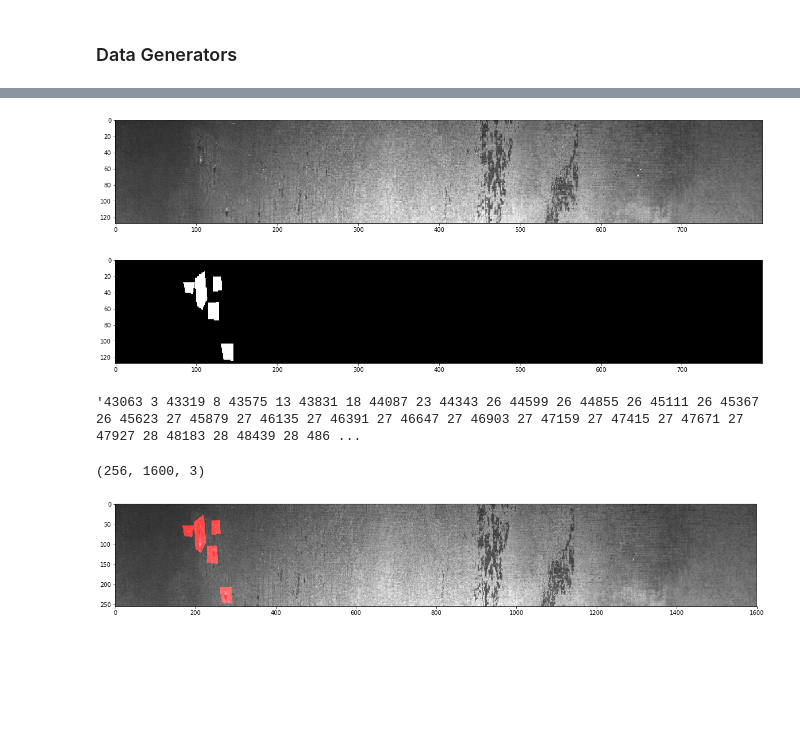
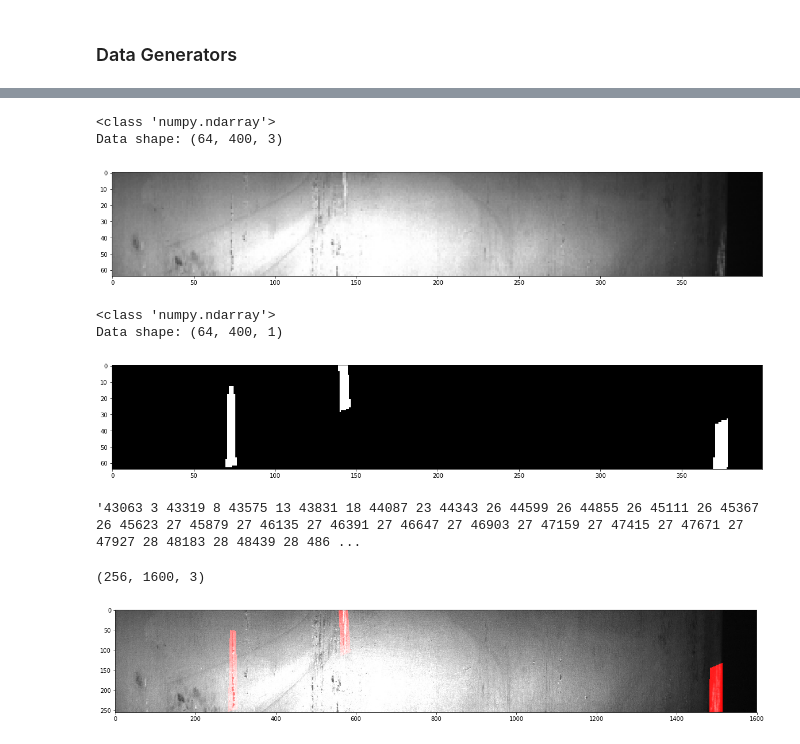
Before and after one commit to johngreibelarsen/severstal-steel-defect-detection, a Jupyter notebook: DataGenerators.ipynb, the cells around one changed output, grey strips where cells are left out. Cells and saved outputs as stored; diff of their text form; code cells hidden in the pictures; blank space fills up the shorter version.

```diff
--- a/DataGenerators.ipynb
+++ b/DataGenerators.ipynb
@@ -180,6 +313,9 @@ print(y[0].shape)
 plt.figure(figsize=(20,4))
 
 data = X[0]
+print(type(data))
+print(f'Data shape: {data.shape}')
+
 if (data.shape[2] == 1):
     plt.imshow(np.squeeze(data, axis=2), cmap="gray")
 else:
@@ -188,11 +324,17 @@ else:
 #plt.figure(figsize=(10,20))
 plt.show()
 # %% [output]
+<class 'numpy.ndarray'>
+Data shape: (64, 400, 3)
-[figure, old version]
+[figure, new version]
 # %%
 plt.figure(figsize=(20,4))
 
 data = y[0]
+print(type(data))
+print(f'Data shape: {data.shape}')
+
+
 if (data.shape[2] == 1):
     plt.imshow(np.squeeze(data, axis=2), cmap="gray")
 else:
@@ -201,7 +343,9 @@ else:
 #plt.figure(figsize=(10,20))
 plt.show()
 # %% [output]
+<class 'numpy.ndarray'>
+Data shape: (64, 400, 1)
-[figure, old version]
+[figure, new version]
 # %%
 df_train.loc[df_train['ImageId']=='01053d28f.jpg']['EncodedPixels'].values[0]
 # %% [output]
@@ -209,14 +353,14 @@ df_train.loc[df_train['ImageId']=='01053d28f.jpg']['EncodedPixels'].values[0]
 # %%
 plt.figure(figsize=(20,4))
 
-img = cv2.imread( './input/severstal-steel-defect-detection/train_images/01053d28f.jpg')
+img = cv2.imread( './input/severstal-steel-defect-detection/train_images/008d0f87b.jpg')
 img = cv2.cvtColor(img, cv2.COLOR_BGR2RGB)
-mask = rle2mask(df_train.loc[df_train['ImageId']=='01053d28f.jpg']['EncodedPixels'].values[0], img.shape[0], img.shape[1])
+mask = rle2mask(df_train.loc[df_train['ImageId']=='008d0f87b.jpg']['EncodedPixels'].values[0], img.shape[0], img.shape[1])
 img[mask==1,0] = 255
 print(img.shape)
 plt.imshow(img)
 
 plt.show()
 # %% [output]
 (256, 1600, 3)
-[figure, old version]
+[figure, new version]
```
Also changed, not shown: parts of 5 cells of this notebook.
